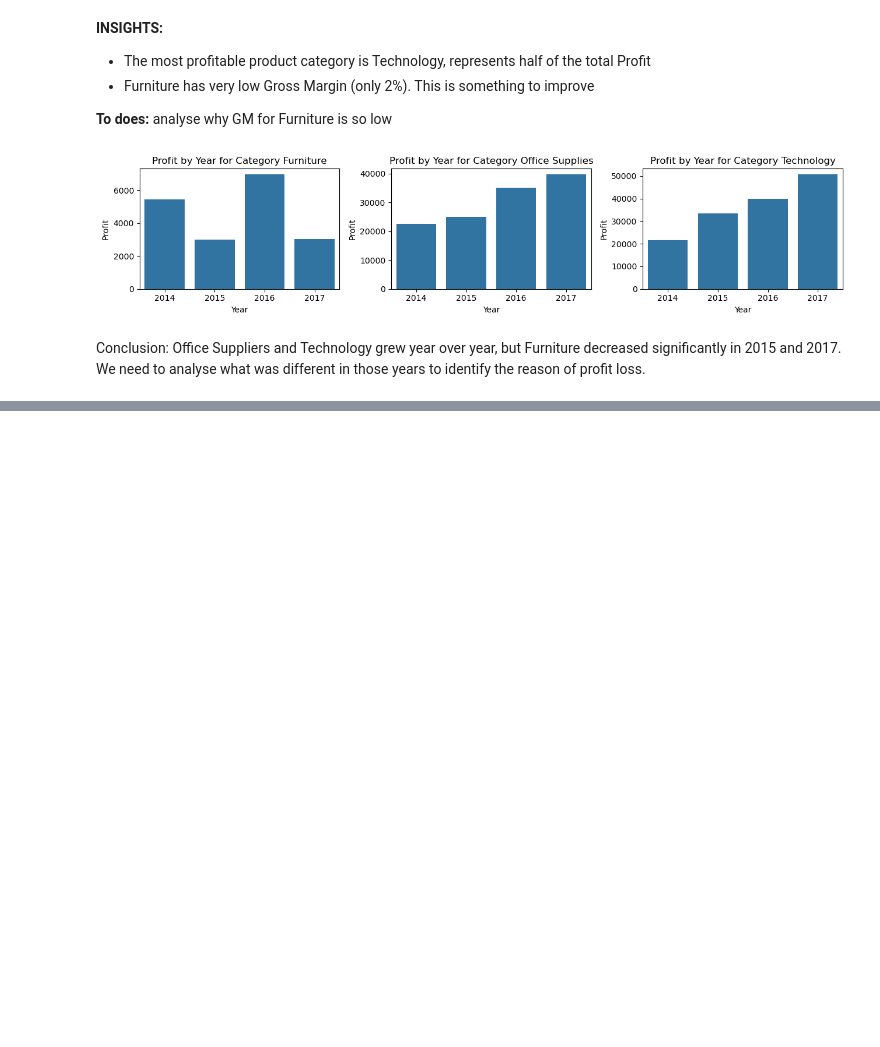
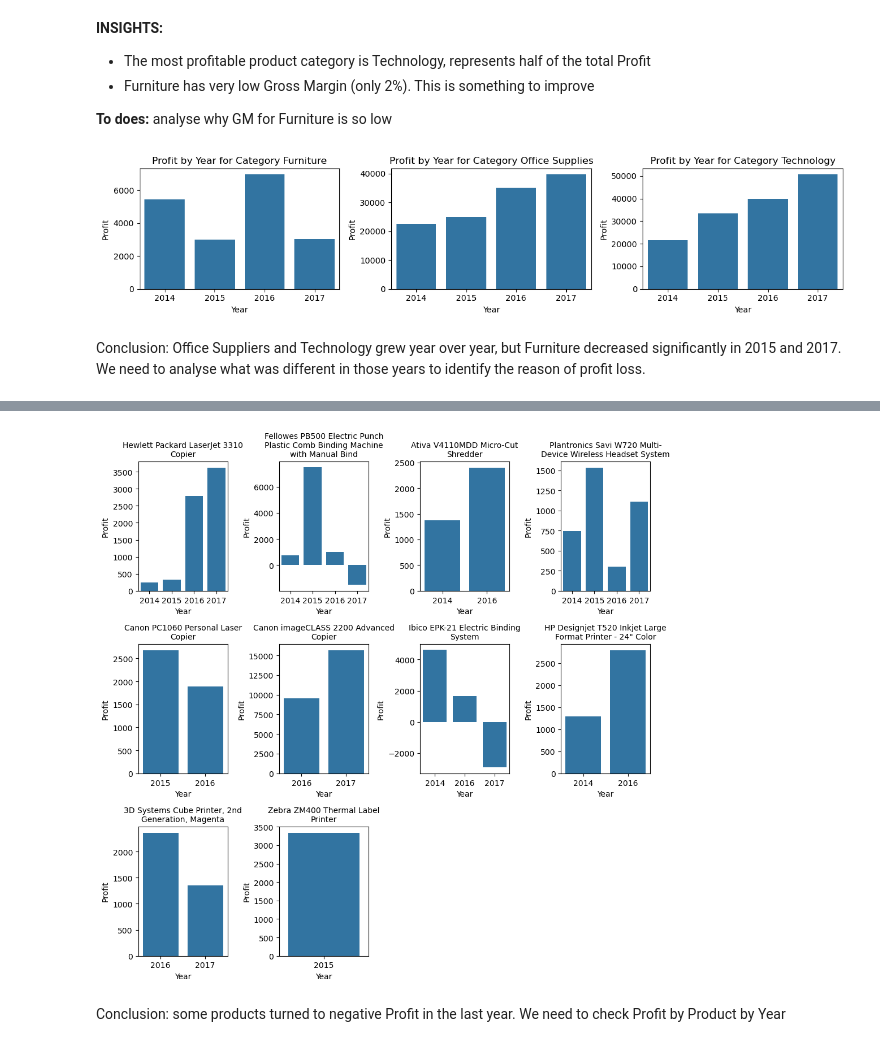
Before and after one commit to Kristinawk/final_project_ETL_Analytics, a Jupyter notebook: notebooks/02_preliminary_eda.ipynb, the cells around one changed output, grey strips where cells are left out. Drawn from its saved outputs; the diff is of its cells as text; code cells hidden in the pictures; blank space fills up the shorter version.

```diff
--- a/notebooks/02_preliminary_eda.ipynb
+++ b/notebooks/02_preliminary_eda.ipynb
@@ -347,0 +428,17 @@ Conclusion: Office Suppliers and Technology grew year over year, but Furniture d
+# %%
+# Products
+
+df_prod = df.groupby(['Category', 'Sub-Category', 'Product PK', 'Product Name']).agg(
+    profit_sum=('Profit', 'sum'),
+    profit_mean=('Profit', 'mean'),
+    discount_mean=('Discount', 'mean'),
+    sales_sum=('Sales', 'sum'),
+    quantity_sum=('Quantity', 'sum'),
+).reset_index()
+
+df_prod['profit_sum'] = df_prod['profit_sum']/1000
+df_prod['sales_sum'] = df_prod['sales_sum']/1000
+df_prod['quantity_sum'] = df_prod['quantity_sum']/1000
+df_prod['gross_margin'] = df_prod['profit_sum'] / df_prod['sales_sum']
+
+df_prod = df_prod.sort_values(by='profit_sum', ascending = False)
@@ -347,0 +461,3 @@ Conclusion: Office Suppliers and Technology grew year over year, but Furniture d
+# %%
+top_prod_lst = list(df_prod.head(10)['Product PK'])
+top_prod_lst
@@ -347,0 +475,37 @@ Conclusion: Office Suppliers and Technology grew year over year, but Furniture d
+# %%
+# Top10 products evolution by year:
+
+eval_feature = 'Profit'
+
+df_top_prod = df[df['Product PK'].isin(top_prod_lst)]
+
+top_prods = df_top_prod['Product Name'].unique()
+
+df_top_prod_year = df_top_prod.groupby(['Product Name', 'Order Year'])[eval_feature].sum().reset_index()
+
+# Create subplots (one for each segment)
+fig, axes = plt.subplots(nrows=3, ncols=4, figsize=(10, 10))
+
+axes = axes.flatten()
+
+# Loop through each segment and plot its respective bar chart
+for i, (ax, top_prod) in enumerate(zip(axes, top_prods)):
+
+    top_prod_data = df_top_prod_year[df_top_prod_year['Product Name'] == top_prod]
+
+    sns.barplot(data=top_prod_data, x='Order Year', y=eval_feature, ax=ax)
+
+    wrapped_title = textwrap.fill(top_prod, width=30)
+
+    ax.set_title(wrapped_title, fontsize=10)
+    ax.set_xlabel('Year')
+    ax.set_ylabel(eval_feature)
+
+for j in range(i + 1, len(axes)):
+    axes[j].axis('off')
+
+plt.tight_layout()
+# %% [output]
+[figure, added]
+# %% [markdown]
+Conclusion: some products turned to negative Profit in the last year. We need to check Profit by Product by Year
```
Also changed, not shown: parts of 25 cells of this notebook.
